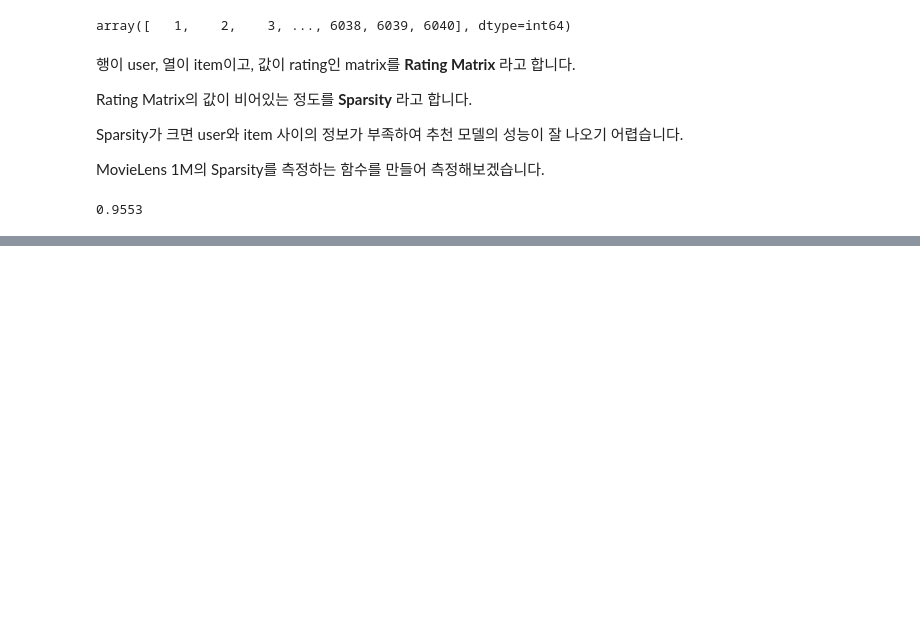
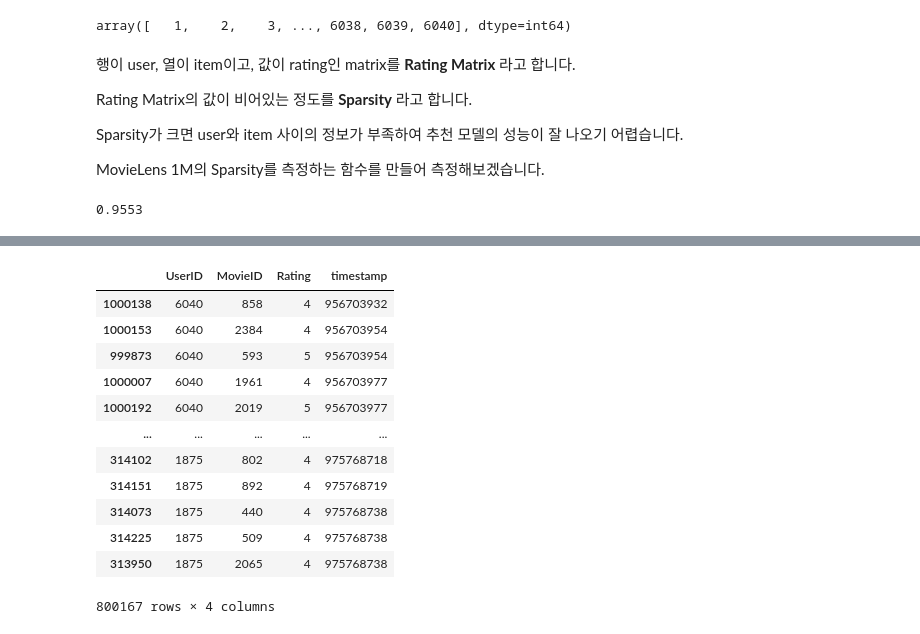
Before and after one commit to Haebuk/recommend, a Jupyter notebook: Movie_Lens/ml-1m/MovieLens_Data_Analysis_Recommendation.ipynb, the cells around one changed output, grey strips where cells are left out. Saved outputs shown, nothing was run; the diff lists cells and outputs as text; code cells hidden in the pictures; blank space fills up the shorter version.

```diff
--- a/Movie_Lens/ml-1m/MovieLens_Data_Analysis_Recommendation.ipynb
+++ b/Movie_Lens/ml-1m/MovieLens_Data_Analysis_Recommendation.ipynb
@@ -91,0 +144,15 @@ cal_sparsity(ratings)
+# %%
+def temporal_sampling(ratings):
+    """
+    sklearn의 train_test_split을 사용하지 않고 데이터를 분리하겠습니다.
+    보통 러신머닝 문제에서는 랜덤샘플링을 하기 때문입니다. (물론 shuffle 옵션을 끌 수도 있습니다)
+    """
+    # 데이터의 80%에 해당하는 인덱스
+    ratio = int(len(ratings)*0.8)
+    # 훈련 셋 분리
+    train = ratings.sort_values('timestamp').iloc[:ratio,:]
+    # 테스트 셋 분리
+    test = ratings.sort_values('timestamp').iloc[ratio:,:]
+    return train, test
+
+train, test = temporal_sampling(ratings)
@@ -91,0 +236,16 @@ cal_sparsity(ratings)
+# %%
+train
+# %% [output]
+|  | UserID | MovieID | Rating | timestamp |
+| 1000138 | 6040 | 858 | 4 | 956703932 |
+| 1000153 | 6040 | 2384 | 4 | 956703954 |
+| 999873 | 6040 | 593 | 5 | 956703954 |
+| 1000007 | 6040 | 1961 | 4 | 956703977 |
+| 1000192 | 6040 | 2019 | 5 | 956703977 |
+| ... | ... | ... | ... | ... |
+| 314102 | 1875 | 802 | 4 | 975768718 |
+| 314151 | 1875 | 892 | 4 | 975768719 |
+| 314073 | 1875 | 440 | 4 | 975768738 |
+| 314225 | 1875 | 509 | 4 | 975768738 |
+| 313950 | 1875 | 2065 | 4 | 975768738 |
+800167 rows × 4 columns
```
Also changed, not shown: parts of 19 cells of this notebook.
